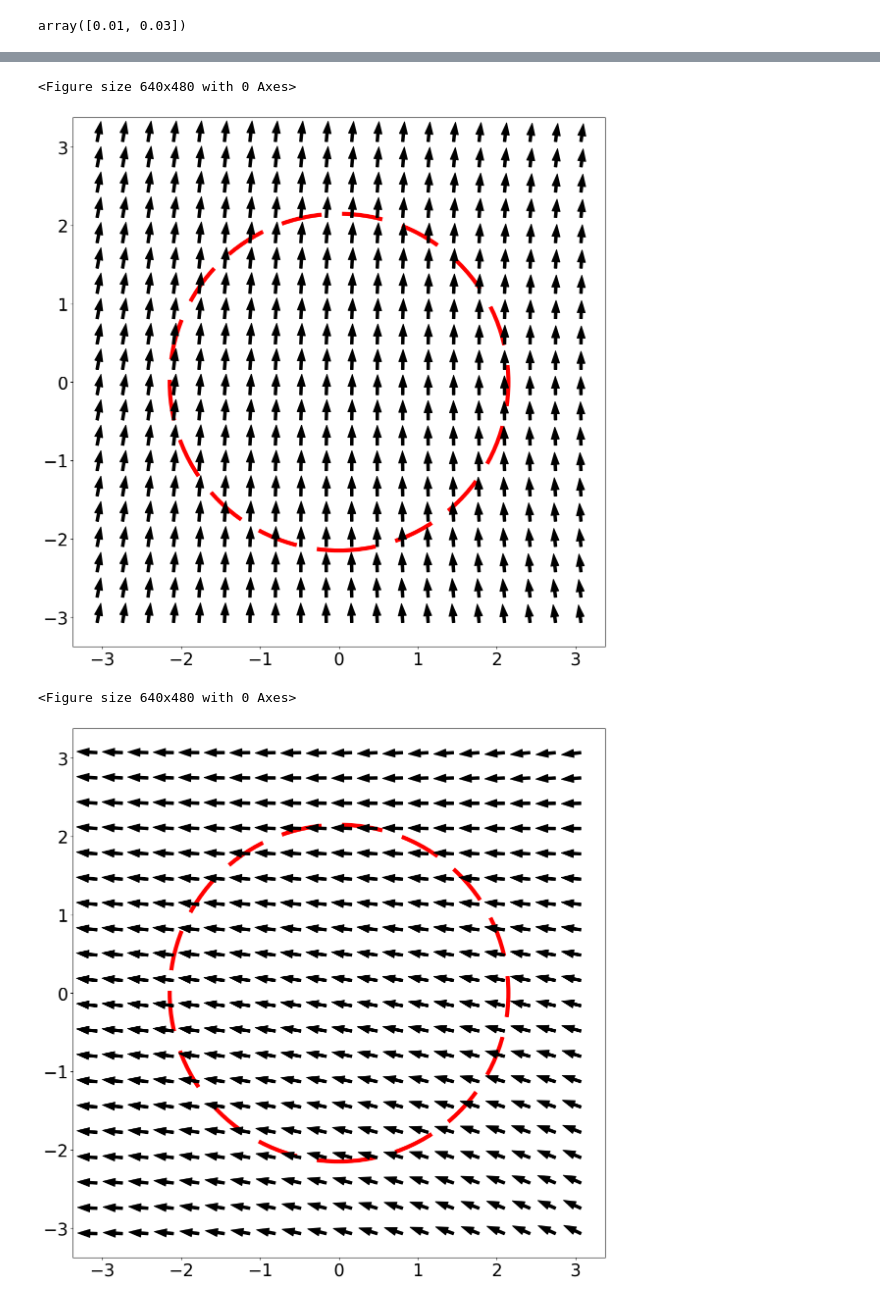
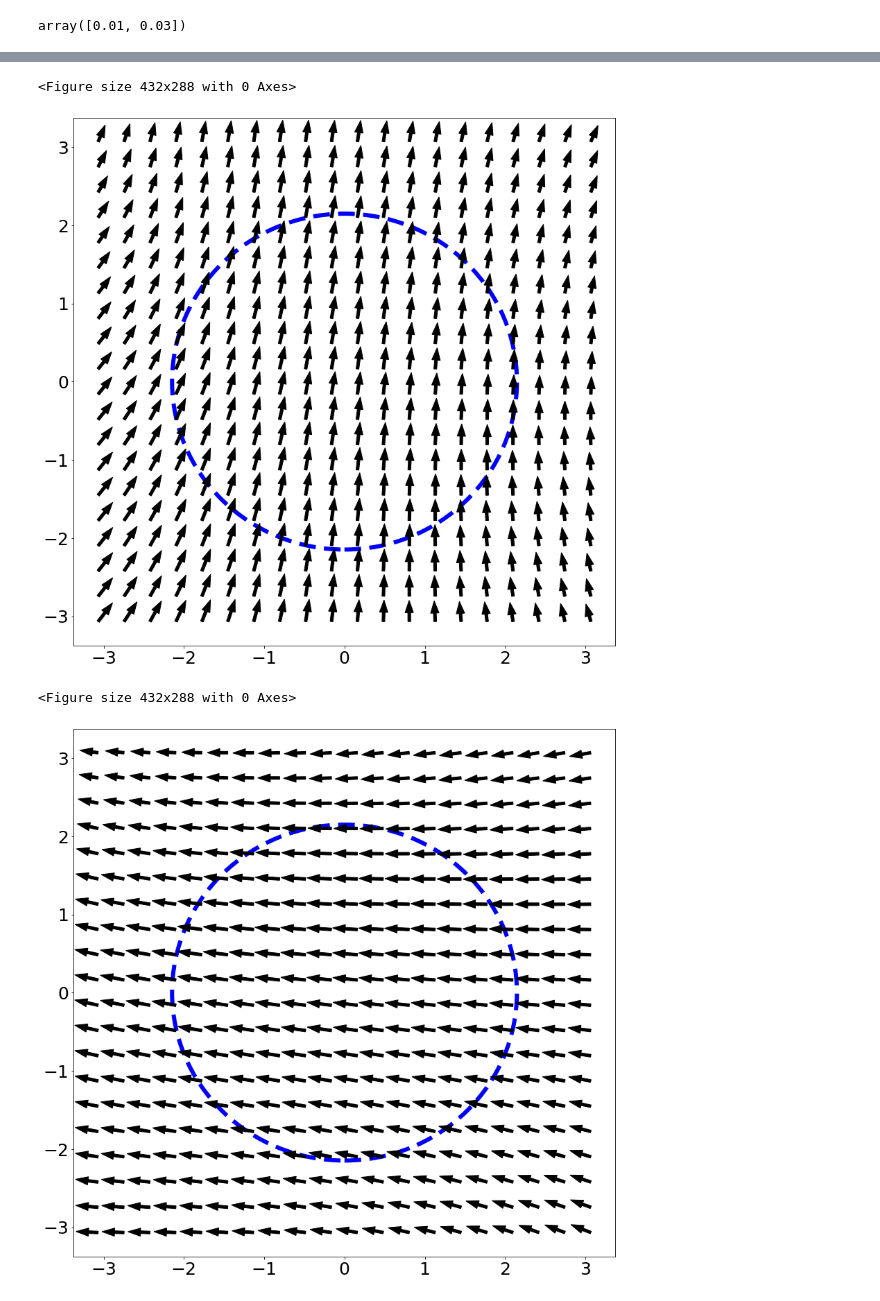
Before and after one commit to terry97-guel/KINN, a Jupyter notebook: code/control/fk_check.ipynb, the cells around one changed output, grey strips where cells are left out. Drawn from its saved outputs; the diff is of its cells as text; code cells hidden in the pictures.

```diff
--- a/code/control/fk_check.ipynb
+++ b/code/control/fk_check.ipynb
@@ -66,7 +66,7 @@ if args.MODEL == 'PRIMNET':
 elif args.MODEL == 'FC_PRIMNET':
     model = FC_PRIMNET(args=args).to(args.device)
 
-model.load_state_dict(torch.load(BASEDIR/'results'/path/"weights/epoch_500.pth"))
+model.load_state_dict(torch.load(BASEDIR/'results'/path/"weights/epoch_1000.pth"))
 # %% [output]
 <All keys matched successfully>
 # %%
@@ -321,9 +322,11 @@ fig = plt.figure()
 fig, ax = plt.subplots(figsize=(14,14))
 
 # plot range of training data
-circle=plt.Circle((0,0),r, linewidth=6, edgecolor='r', facecolor='none', linestyle=(1,(10,5)), label="Training Data Range")
+circle=plt.Circle((0,0),r, linewidth=6, edgecolor='b', facecolor='none', linestyle=(1,(4,2)), label="Training Data Range")
 ax.add_patch(circle)
 plt.arrow(x,y, 0,0, color='k', alpha=1, width=0, label='Gradient Field')
+
+# Actuation 1
 for (x,y) in zip(grid_x.flatten(), grid_y.flatten()):
     actuation = torch.FloatTensor([x,y]).reshape(1,-1)
     jac, pos_EE = jacobian(partial(forward_soro,model), actuation)
@@ -335,39 +338,39 @@ for (x,y) in zip(grid_x.flatten(), grid_y.flatten()):
 plt.xlim(-2200* actuation_scale, 2200* actuation_scale)
 plt.ylim(-2200* actuation_scale, 2200* actuation_scale)
 # ax.legend(fontsize=20)
 plt.xticks(fontsize=25)
 plt.yticks(fontsize=25)
 plt.show()
 
 fig = plt.figure()
 fig, ax = plt.subplots(figsize=(14,14))
 
 # plot range of training data
-circle=plt.Circle((0,0),r, linewidth=6, edgecolor='r', facecolor='none', linestyle=(1,(10,5)), label="Training Data Range")
+circle=plt.Circle((0,0),r, linewidth=6, edgecolor='b', facecolor='none', linestyle=(1,(4,2)), label="Training Data Range")
 ax.add_patch(circle)
 plt.arrow(x,y, 0,0, color='k', alpha=1, width=0, label='Gradient Field')
 
+# Actuation 2
 for (x,y) in zip(grid_x.flatten(), grid_y.flatten()):
     actuation = torch.FloatTensor([x,y]).reshape(1,-1)
     jac, pos_EE = jacobian(partial(forward_soro,model), actuation)
     jac_act2 = jac[0,:,0,1] * scale / actuation_scale
-
 
     # plot field
     plt.arrow(x* actuation_scale, y* actuation_scale, jac_act2[0], jac_act2[1], color='k', alpha=1, width=0.035)
 
 
 plt.xlim(-2200* actuation_scale, 2200* actuation_scale)
 plt.ylim(-2200* actuation_scale, 2200* actuation_scale)
 plt.xticks(fontsize=25)
 plt.yticks(fontsize=25)
 # ax.legend(fontsize=20)
 plt.show()
 # %% [output]
-<Figure size 640x480 with 0 Axes>
+<Figure size 432x288 with 0 Axes>
-[figure, old version]
+[figure, new version]
-<Figure size 640x480 with 0 Axes>
+<Figure size 432x288 with 0 Axes>
-[figure, old version]
+[figure, new version]
 # %%
 from jacobian import jacobian
 from functools import partial
```
Also changed, not shown: parts of 11 cells of this notebook, 10 other files.
